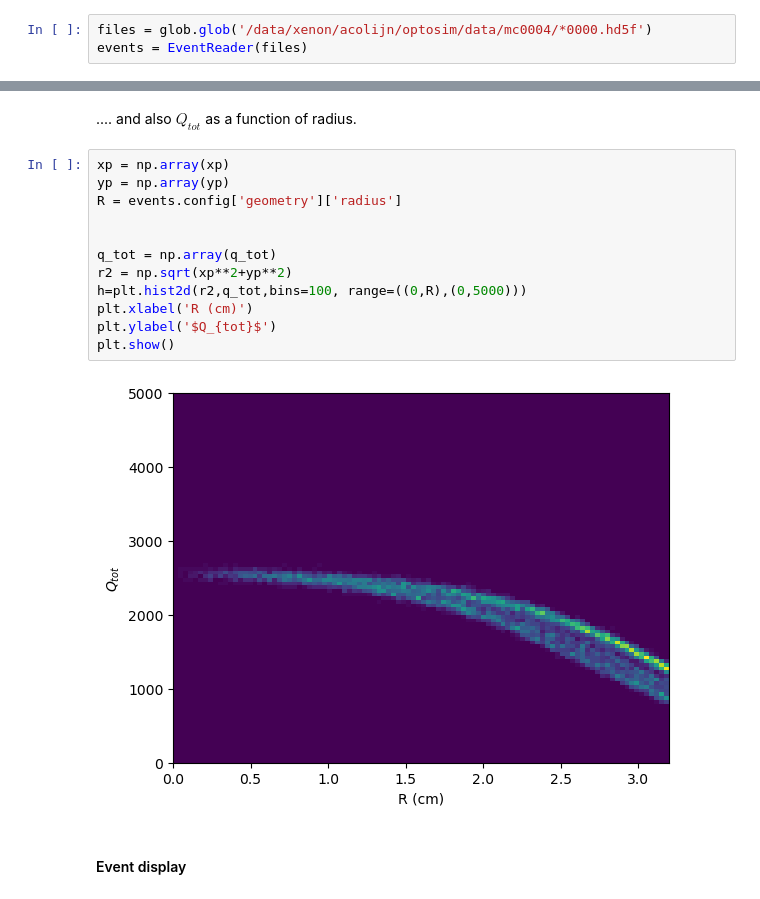
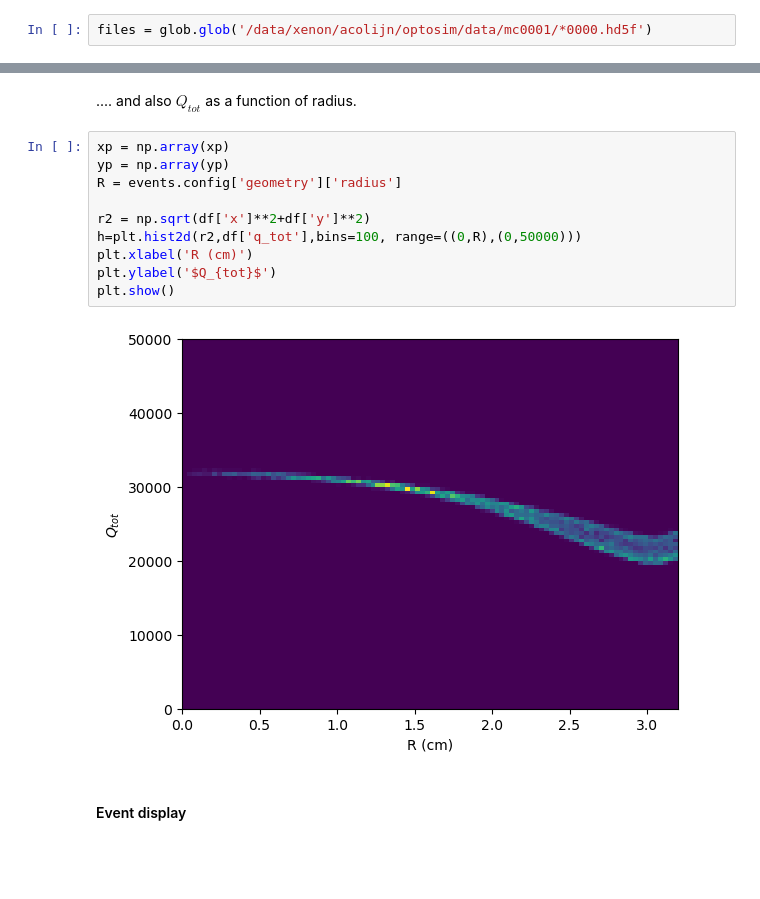
Before and after one commit to acolijn/OptoSim, a Jupyter notebook: notebook/ReadDataVerification.ipynb, the cells around one changed output, grey strips where cells are left out. Cells and saved outputs as stored; diff of their text form; blank space fills up the shorter version.

```diff
--- a/notebook/ReadDataVerification.ipynb
+++ b/notebook/ReadDataVerification.ipynb
@@ -22,5 +27,4 @@ File /data/xenon/acolijn/optosim/data/mc0000/mc0000.0000.hd5f is currently open
 # %% [markdown]
 #### Get all the file names and initialize the data reader class
 # %%
-files = glob.glob('/data/xenon/acolijn/optosim/data/mc0004/*0000.hd5f')
-events = EventReader(files)
+files = glob.glob('/data/xenon/acolijn/optosim/data/mc0001/*0000.hd5f')
@@ -102,17 +143,15 @@ Text(0, 0.5, '$Q_B / Q_{tot}$')
 # %%
 xp = np.array(xp)
 yp = np.array(yp)
 R = events.config['geometry']['radius']
 
-
-q_tot = np.array(q_tot)
-r2 = np.sqrt(xp**2+yp**2)
-h=plt.hist2d(r2,q_tot,bins=100, range=((0,R),(0,5000)))
+r2 = np.sqrt(df['x']**2+df['y']**2)
+h=plt.hist2d(r2,df['q_tot'],bins=100, range=((0,R),(0,50000)))
 plt.xlabel('R (cm)')
 plt.ylabel('$Q_{tot}$')
 plt.show()
 # %% [output]
-[figure, old version]
+[figure, new version]
 # %% [markdown]
 #### Event display
 # %%
```
Also changed, not shown: parts of 10 cells of this notebook, 5 other files.
